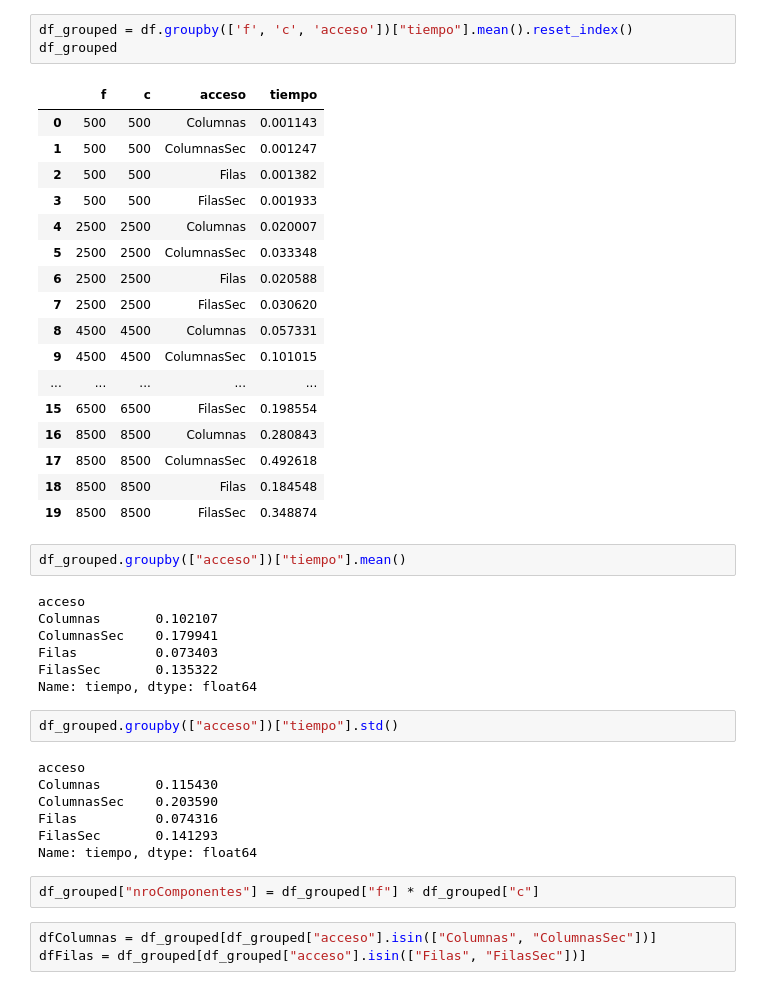
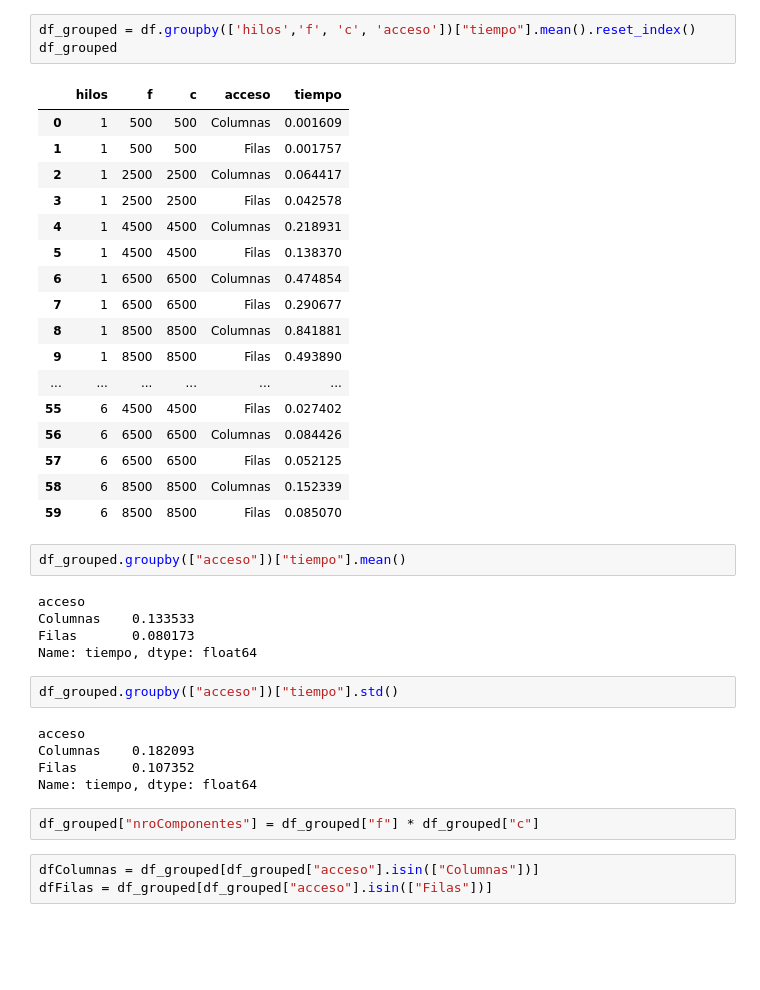
Before and after one commit to justog220/Practica-CAR, a Jupyter notebook: TP 3/EJ 1/analisis.ipynb, the cells around one changed output. Cells and saved outputs as stored; diff of their text form; blank space fills up the shorter version.

```diff
--- a/TP 3/EJ 1/analisis.ipynb
+++ b/TP 3/EJ 1/analisis.ipynb
@@ -25,44 +28,40 @@ df.head(20)
 # %%
-df_grouped = df.groupby(['f', 'c', 'acceso'])["tiempo"].mean().reset_index()
+df_grouped = df.groupby(['hilos','f', 'c', 'acceso'])["tiempo"].mean().reset_index()
 df_grouped
 # %% [output]
-|  | f | c | acceso | tiempo |
-| 0 | 500 | 500 | Columnas | 0.001143 |
-| 1 | 500 | 500 | ColumnasSec | 0.001247 |
-| 2 | 500 | 500 | Filas | 0.001382 |
-| 3 | 500 | 500 | FilasSec | 0.001933 |
-| 4 | 2500 | 2500 | Columnas | 0.020007 |
-| 5 | 2500 | 2500 | ColumnasSec | 0.033348 |
-| 6 | 2500 | 2500 | Filas | 0.020588 |
-| 7 | 2500 | 2500 | FilasSec | 0.030620 |
-| 8 | 4500 | 4500 | Columnas | 0.057331 |
-| 9 | 4500 | 4500 | ColumnasSec | 0.101015 |
-| ... | ... | ... | ... | ... |
-| 15 | 6500 | 6500 | FilasSec | 0.198554 |
-| 16 | 8500 | 8500 | Columnas | 0.280843 |
-| 17 | 8500 | 8500 | ColumnasSec | 0.492618 |
-| 18 | 8500 | 8500 | Filas | 0.184548 |
-| 19 | 8500 | 8500 | FilasSec | 0.348874 |
+|  | hilos | f | c | acceso | tiempo |
+| 0 | 1 | 500 | 500 | Columnas | 0.001609 |
+| 1 | 1 | 500 | 500 | Filas | 0.001757 |
+| 2 | 1 | 2500 | 2500 | Columnas | 0.064417 |
+| 3 | 1 | 2500 | 2500 | Filas | 0.042578 |
+| 4 | 1 | 4500 | 4500 | Columnas | 0.218931 |
+| 5 | 1 | 4500 | 4500 | Filas | 0.138370 |
+| 6 | 1 | 6500 | 6500 | Columnas | 0.474854 |
+| 7 | 1 | 6500 | 6500 | Filas | 0.290677 |
+| 8 | 1 | 8500 | 8500 | Columnas | 0.841881 |
+| 9 | 1 | 8500 | 8500 | Filas | 0.493890 |
+| ... | ... | ... | ... | ... | ... |
+| 55 | 6 | 4500 | 4500 | Filas | 0.027402 |
+| 56 | 6 | 6500 | 6500 | Columnas | 0.084426 |
+| 57 | 6 | 6500 | 6500 | Filas | 0.052125 |
+| 58 | 6 | 8500 | 8500 | Columnas | 0.152339 |
+| 59 | 6 | 8500 | 8500 | Filas | 0.085070 |
 # %%
 df_grouped.groupby(["acceso"])["tiempo"].mean()
 # %% [output]
 acceso
-Columnas       0.102107
-ColumnasSec    0.179941
-Filas          0.073403
-FilasSec       0.135322
+Columnas    0.133533
+Filas       0.080173
 Name: tiempo, dtype: float64
 # %%
 df_grouped.groupby(["acceso"])["tiempo"].std()
 # %% [output]
 acceso
-Columnas       0.115430
-ColumnasSec    0.203590
-Filas          0.074316
-FilasSec       0.141293
+Columnas    0.182093
+Filas       0.107352
 Name: tiempo, dtype: float64
 # %%
 df_grouped["nroComponentes"] = df_grouped["f"] * df_grouped["c"]
 # %%
-dfColumnas = df_grouped[df_grouped["acceso"].isin(["Columnas", "ColumnasSec"])]
-dfFilas = df_grouped[df_grouped["acceso"].isin(["Filas", "FilasSec"])]
+dfColumnas = df_grouped[df_grouped["acceso"].isin(["Columnas"])]
+dfFilas = df_grouped[df_grouped["acceso"].isin(["Filas"])]
```
Also changed, not shown: parts of 18 cells of this notebook, 17 other files.
